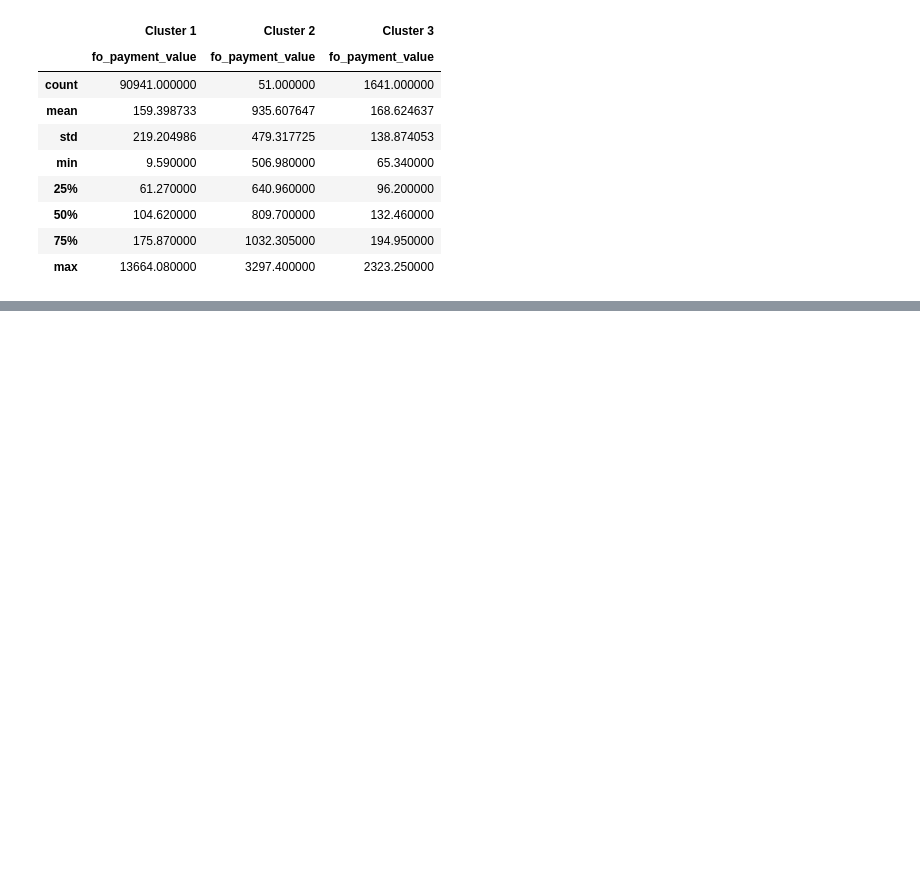
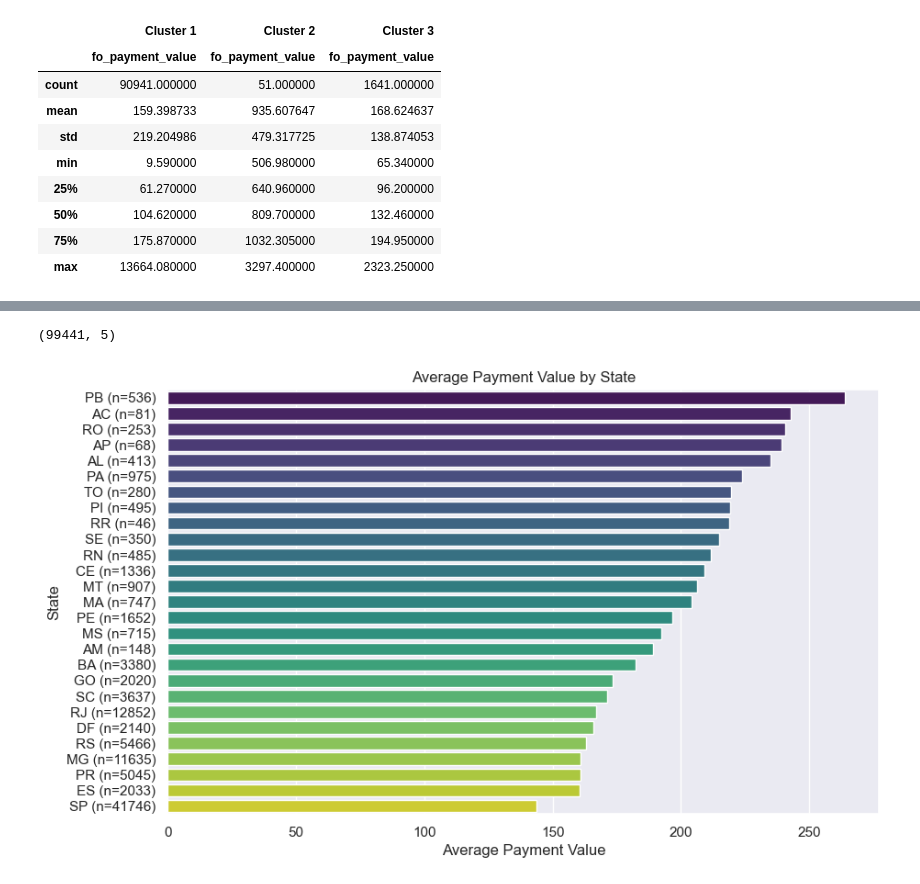
Before and after one commit to Yuki-bach/marketing, a Jupyter notebook: notebooks/sales_analysis_by_cluster.ipynb, the cells around one changed output, grey strips where cells are left out. Saved outputs shown, nothing was run; the diff lists cells and outputs as text; code cells hidden in the pictures; blank space fills up the shorter version.

```diff
--- a/notebooks/sales_analysis_by_cluster.ipynb
+++ b/notebooks/sales_analysis_by_cluster.ipynb
@@ -768,0 +800,24 @@ comparison_df.loc[:, (slice(None), feature_name)]
+# %%
+df_customers = pd.read_csv('../datasets/olist_customers_dataset.csv')
+df_order_payments = pd.read_csv("../datasets/olist_order_payments_dataset.csv")
+df_orders = pd.read_csv('../datasets/olist_orders_dataset.csv')
+
+payment_values = df_order_payments.groupby('order_id').payment_value.sum().reset_index()
+
+df = pd.merge(
+    df_customers[['customer_id', 'customer_unique_id', 'customer_state']],
+    df_orders[['order_id', 'customer_id']],
+    on='customer_id',
+    how='inner'
+)
+
+df = pd.merge(
+    df,
+    payment_values,
+    on='order_id',
+    how='left'
+)
+
+print(df.isnull().sum())
+df.fillna(0, inplace=True)
+print(df.isnull().sum())
@@ -768,0 +837,25 @@ comparison_df.loc[:, (slice(None), feature_name)]
+# %%
+df.shape
+# %% [output]
+(99441, 5)
+# %%
+# Calculate the mean and count of payments by state
+df_state_payment = df.groupby('customer_state')['payment_value'].agg(['mean', 'count']).reset_index()
+
+# Modify the 'customer_state' to include the count
+df_state_payment['customer_state'] = df_state_payment.apply(lambda x: f"{x['customer_state']} (n={x['count']})", axis=1)
+
+# Sort the values by the average payment value in descending order
+df_state_payment = df_state_payment.sort_values('mean', ascending=False)
+df_state_payment.rename(columns={'mean': 'average_payment_value'}, inplace=True)
+
+# Create a bar plot
+plt.figure(figsize=(10, 6))
+sns.barplot(x='average_payment_value', y='customer_state', data=df_state_payment, palette='viridis')
+
+plt.title('Average Payment Value by State')
+plt.xlabel('Average Payment Value')
+plt.ylabel('State')
+plt.show()
+# %% [output]
+[figure, added]
```
Also changed, not shown: parts of 2 cells of this notebook.
